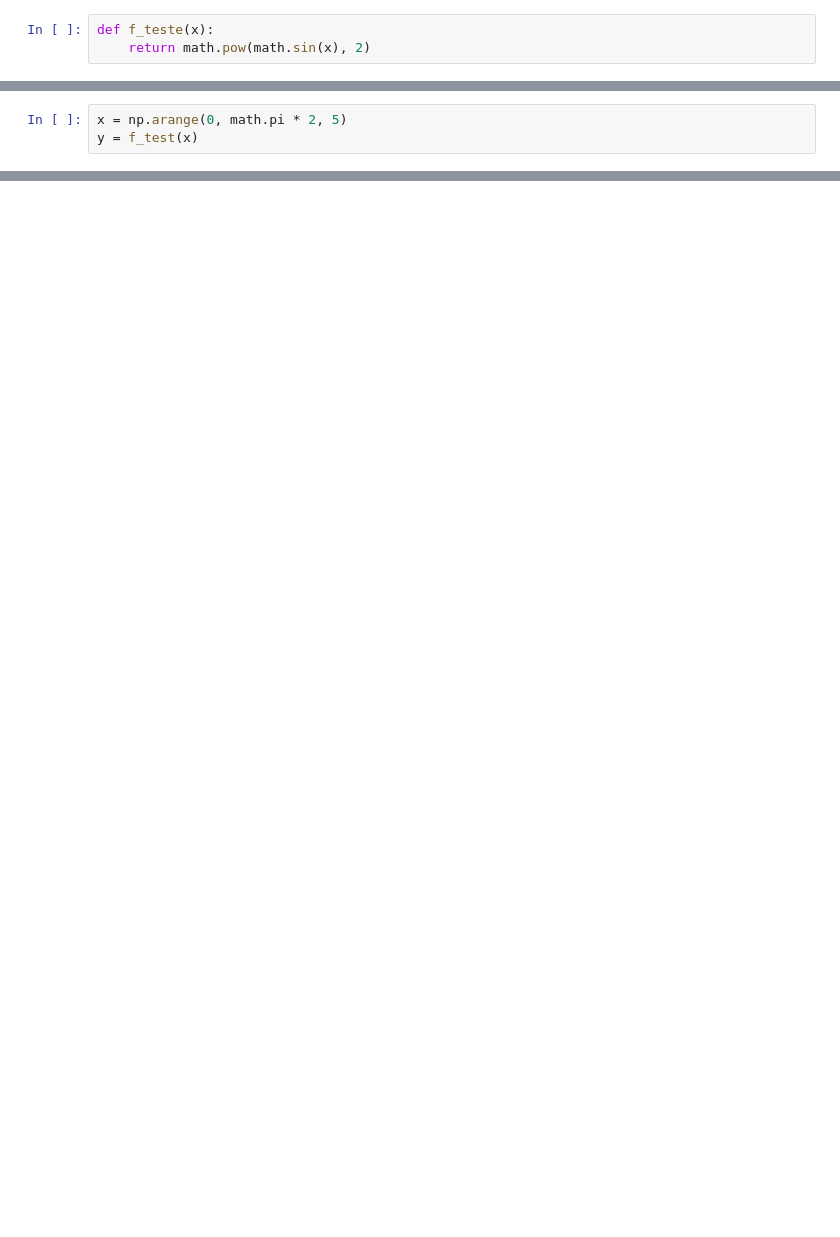
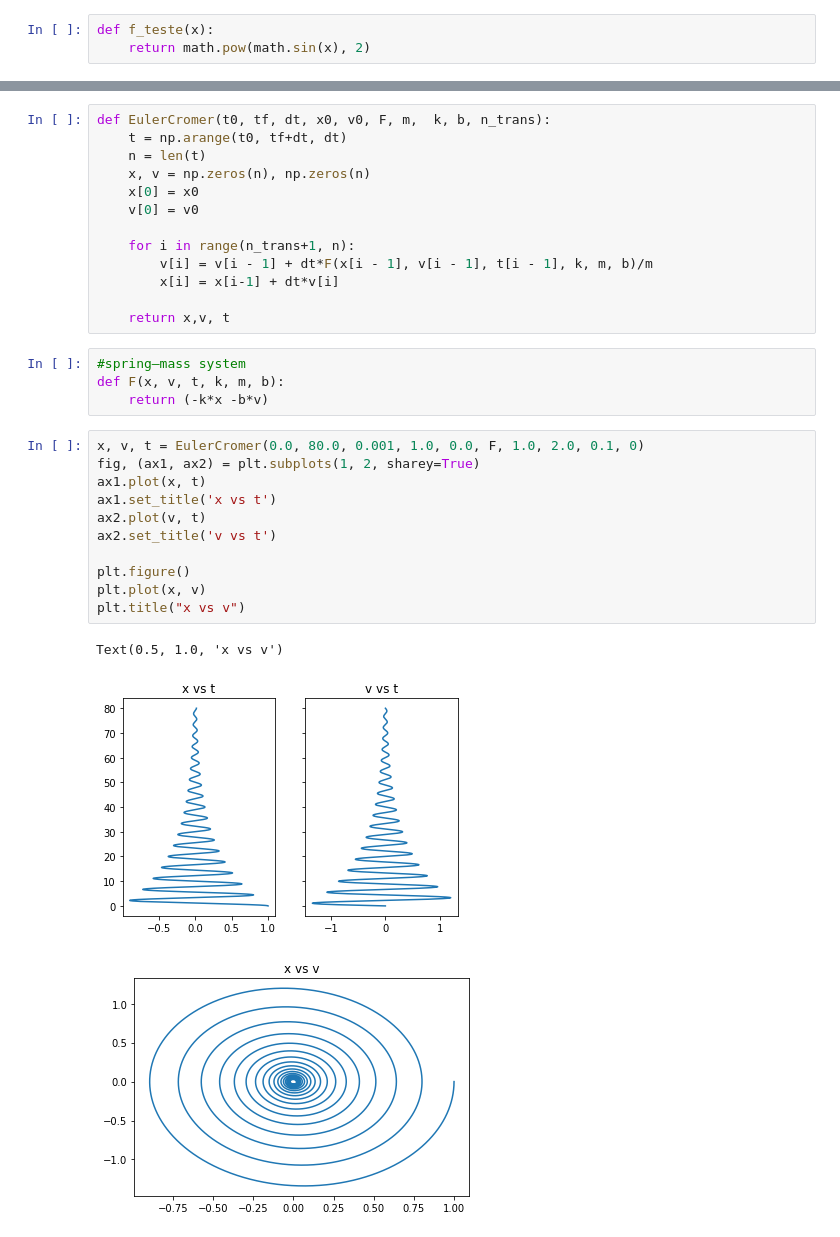
Before and after one commit to nilbsongalindo/python_dynamic_systems, a Jupyter notebook: Basic.ipynb, the cells around one changed output, grey strips where cells are left out. Saved outputs shown, nothing was run; the diff lists cells and outputs as text; blank space fills up the shorter version.

```diff
--- a/Basic.ipynb
+++ b/Basic.ipynb
@@ -39,3 +40,0 @@ soma, vx, vy = definite_integral(0, math.pi * 2, f_teste)
-# %%
-x = np.arange(0, math.pi * 2, 5)
-y = f_test(x)
@@ -43,0 +47,32 @@ TypeError: only size-1 arrays can be converted to Python scalars
+# %%
+def EulerCromer(t0, tf, dt, x0, v0, F, m,  k, b, n_trans):
+    t = np.arange(t0, tf+dt, dt)
+    n = len(t)
+    x, v = np.zeros(n), np.zeros(n)
+    x[0] = x0
+    v[0] = v0
+
+    for i in range(n_trans+1, n):
+        v[i] = v[i - 1] + dt*F(x[i - 1], v[i - 1], t[i - 1], k, m, b)/m
+        x[i] = x[i-1] + dt*v[i]
+
+    return x,v, t
+# %%
+#spring–mass system
+def F(x, v, t, k, m, b):
+    return (-k*x -b*v)
+# %%
+x, v, t = EulerCromer(0.0, 80.0, 0.001, 1.0, 0.0, F, 1.0, 2.0, 0.1, 0)
+fig, (ax1, ax2) = plt.subplots(1, 2, sharey=True)
+ax1.plot(x, t)
+ax1.set_title('x vs t')
+ax2.plot(v, t)
+ax2.set_title('v vs t')
+
+plt.figure()
+plt.plot(x, v)
+plt.title("x vs v")
+# %% [output]
+Text(0.5, 1.0, 'x vs v')
+[figure, added]
+[figure, added]
```
Also changed, not shown: parts of 4 cells of this notebook.
